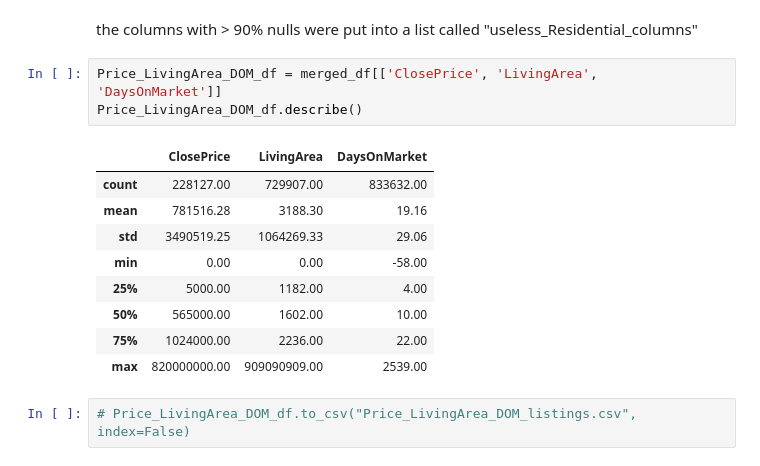
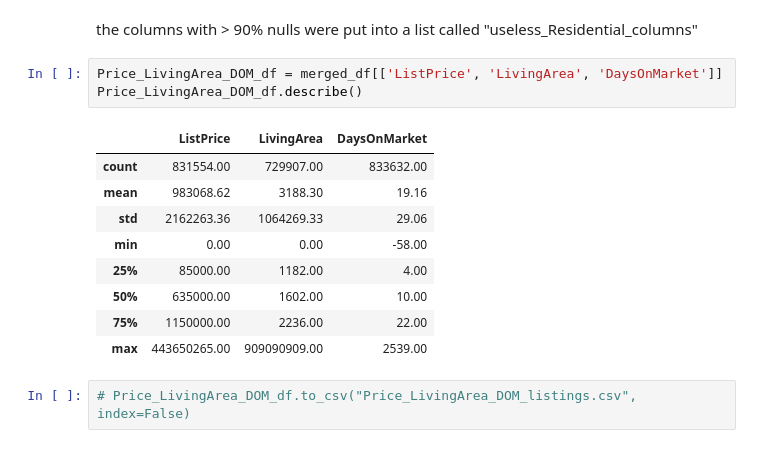
Before and after one commit to End10/IDXExchange-Spring-2026, a Jupyter notebook: listing data analysis.ipynb, the cells around one changed output. Drawn from its saved outputs; the diff is of its cells as text.

```diff
--- a/listing data analysis.ipynb
+++ b/listing data analysis.ipynb
@@ -141,18 +141,18 @@ MiddleOrJuniorSchoolDistrict: 100.00% null
 # %% [markdown]
 the columns with > 90% nulls were put into a list called "useless_Residential_columns"
 # %%
-Price_LivingArea_DOM_df = merged_df[['ClosePrice', 'LivingArea', 'DaysOnMarket']]
+Price_LivingArea_DOM_df = merged_df[['ListPrice', 'LivingArea', 'DaysOnMarket']]
 Price_LivingArea_DOM_df.describe()
 # %% [output]
-|  | ClosePrice | LivingArea | DaysOnMarket |
-| count | 228127.00 | 729907.00 | 833632.00 |
-| mean | 781516.28 | 3188.30 | 19.16 |
-| std | 3490519.25 | 1064269.33 | 29.06 |
+|  | ListPrice | LivingArea | DaysOnMarket |
+| count | 831554.00 | 729907.00 | 833632.00 |
+| mean | 983068.62 | 3188.30 | 19.16 |
+| std | 2162263.36 | 1064269.33 | 29.06 |
 | min | 0.00 | 0.00 | -58.00 |
-| 25% | 5000.00 | 1182.00 | 4.00 |
-| 50% | 565000.00 | 1602.00 | 10.00 |
-| 75% | 1024000.00 | 2236.00 | 22.00 |
-| max | 820000000.00 | 909090909.00 | 2539.00 |
+| 25% | 85000.00 | 1182.00 | 4.00 |
+| 50% | 635000.00 | 1602.00 | 10.00 |
+| 75% | 1150000.00 | 2236.00 | 22.00 |
+| max | 443650265.00 | 909090909.00 | 2539.00 |
 # %%
 # Price_LivingArea_DOM_df.to_csv("Price_LivingArea_DOM_listings.csv", index=False)
 # %% [markdown]
```
Also changed, not shown: parts of 12 cells of this notebook, 1 other file.
